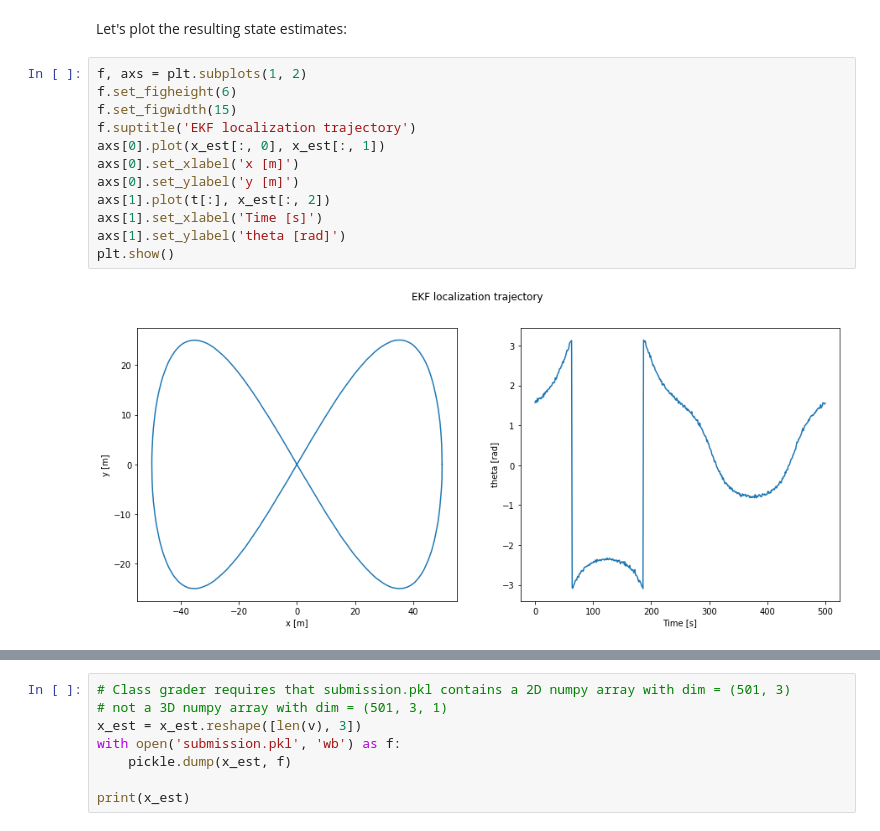
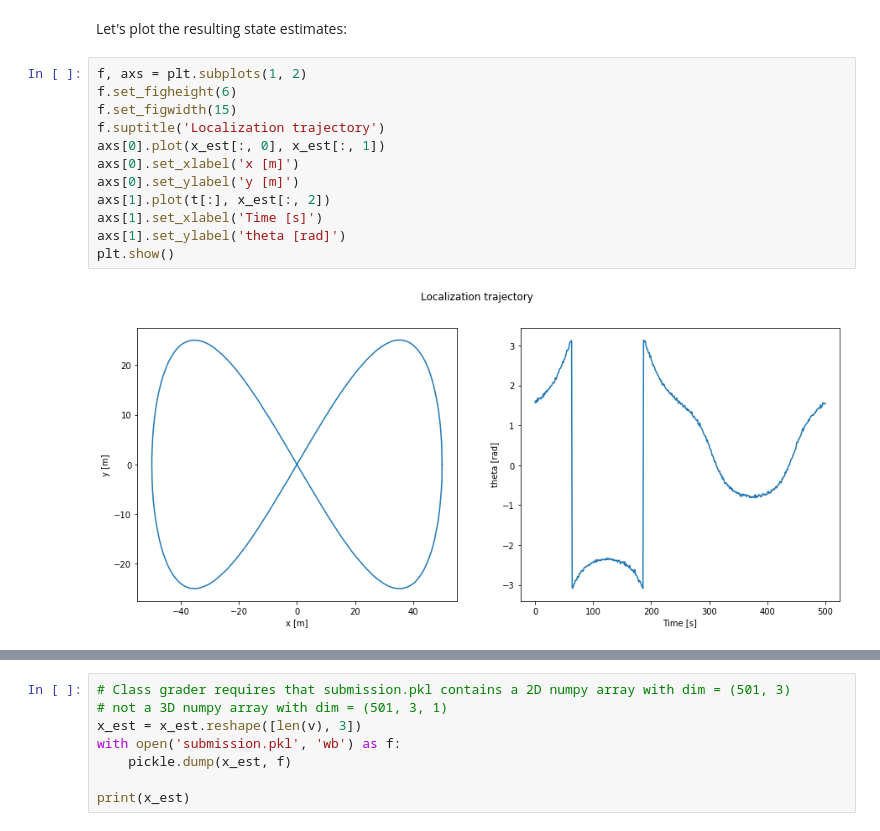
Before and after one commit to QuangMDoan/controller2d-nix, a Jupyter notebook: course2/full-ekf.ipynb, the cells around one changed output, grey strips where cells are left out. Drawn from its saved outputs; the diff is of its cells as text.

```diff
--- a/course2/full-ekf.ipynb
+++ b/course2/full-ekf.ipynb
@@ -461,17 +354,17 @@ Let's plot the resulting state estimates:
 # %%
 f, axs = plt.subplots(1, 2)
 f.set_figheight(6)
 f.set_figwidth(15)
-f.suptitle('EKF localization trajectory')
+f.suptitle('Localization trajectory')
 axs[0].plot(x_est[:, 0], x_est[:, 1])
 axs[0].set_xlabel('x [m]')
 axs[0].set_ylabel('y [m]')
 axs[1].plot(t[:], x_est[:, 2])
 axs[1].set_xlabel('Time [s]')
 axs[1].set_ylabel('theta [rad]')
 plt.show()
 # %% [output]
-[figure, old version]
+[figure, new version]
 # %% [markdown]
 <table><tr>
 <td> <img src="data/gtruth.png" alt="Ground Truth" width="450"/> </td>
```
Also changed, not shown: parts of 13 cells of this notebook.
